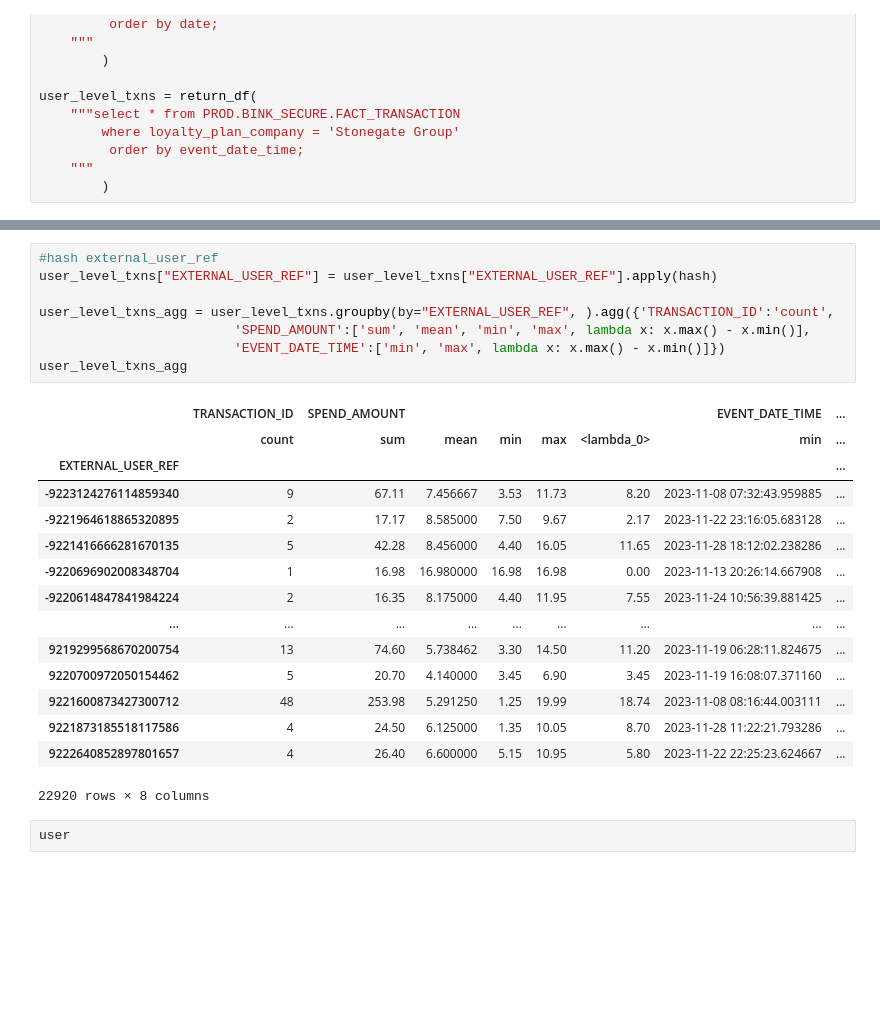
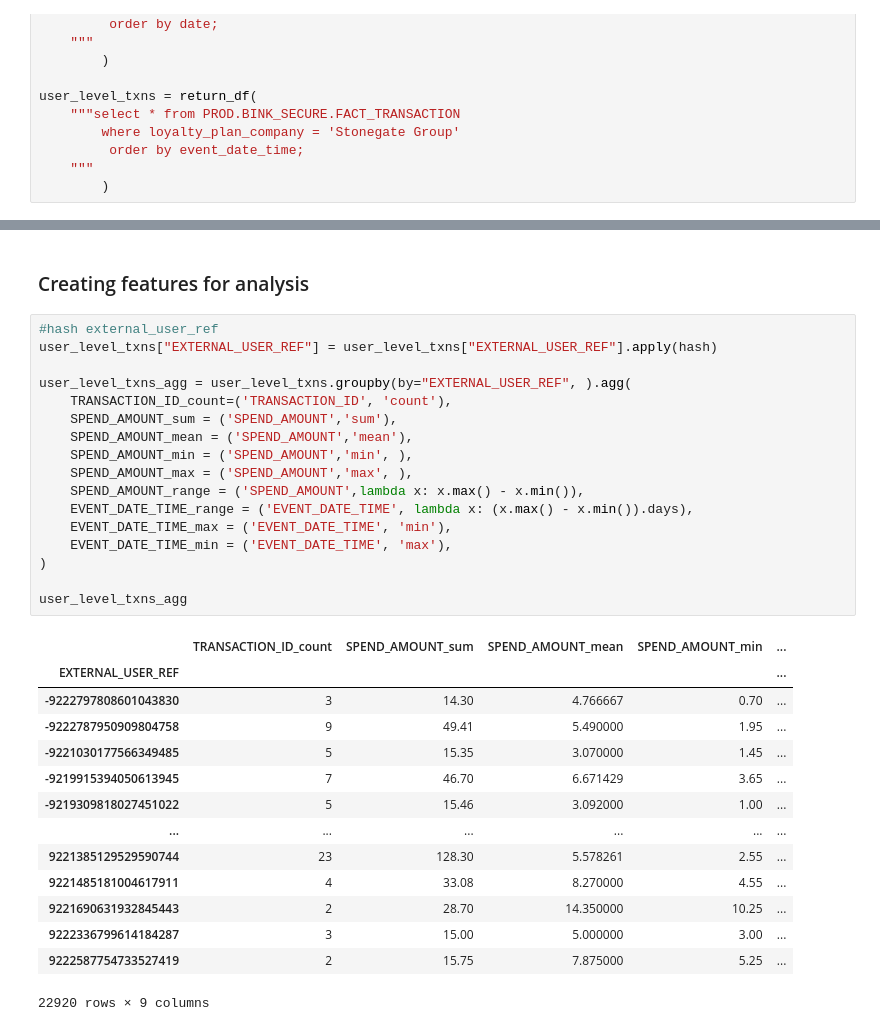
Before and after one commit to piukhq/snowdrops, a Jupyter notebook: eoy-analysis.ipynb, the cells around one changed output, grey strips where cells are left out. Cells and saved outputs as stored; diff of their text form; blank space fills up the shorter version.

```diff
--- a/eoy-analysis.ipynb
+++ b/eoy-analysis.ipynb
@@ -90,27 +93,35 @@ dtypes: bool(1), datetime64[ns](4), float64(1), int32(1), int64(1), object(16)
 memory usage: 24.1+ MB
+# %% [markdown]
+### Creating features for analysis
 # %%
 #hash external_user_ref
 user_level_txns["EXTERNAL_USER_REF"] = user_level_txns["EXTERNAL_USER_REF"].apply(hash)
 
-user_level_txns_agg = user_level_txns.groupby(by="EXTERNAL_USER_REF", ).agg({'TRANSACTION_ID':'count',
-                         'SPEND_AMOUNT':['sum', 'mean', 'min', 'max', lambda x: x.max() - x.min()],
-                         'EVENT_DATE_TIME':['min', 'max', lambda x: x.max() - x.min()]})
+user_level_txns_agg = user_level_txns.groupby(by="EXTERNAL_USER_REF", ).agg(
+    TRANSACTION_ID_count=('TRANSACTION_ID', 'count'),
+    SPEND_AMOUNT_sum = ('SPEND_AMOUNT','sum'),
+    SPEND_AMOUNT_mean = ('SPEND_AMOUNT','mean'),
+    SPEND_AMOUNT_min = ('SPEND_AMOUNT','min', ),
+    SPEND_AMOUNT_max = ('SPEND_AMOUNT','max', ),
+    SPEND_AMOUNT_range = ('SPEND_AMOUNT',lambda x: x.max() - x.min()),
+    EVENT_DATE_TIME_range = ('EVENT_DATE_TIME', lambda x: (x.max() - x.min()).days),
+    EVENT_DATE_TIME_max = ('EVENT_DATE_TIME', 'min'),
+    EVENT_DATE_TIME_min = ('EVENT_DATE_TIME', 'max'),
+)
+
 user_level_txns_agg
 # %% [output]
-|  | TRANSACTION_ID | SPEND_AMOUNT |  |  |  |  | EVENT_DATE_TIME | ... |
-|  | count | sum | mean | min | max | <lambda_0> | min | ... |
-| EXTERNAL_USER_REF |  |  |  |  |  |  |  | ... |
-| -9223124276114859340 | 9 | 67.11 | 7.456667 | 3.53 | 11.73 | 8.20 | 2023-11-08 07:32:43.959885 | ... |
-| -9221964618865320895 | 2 | 17.17 | 8.585000 | 7.50 | 9.67 | 2.17 | 2023-11-22 23:16:05.683128 | ... |
-| -9221416666281670135 | 5 | 42.28 | 8.456000 | 4.40 | 16.05 | 11.65 | 2023-11-28 18:12:02.238286 | ... |
-| -9220696902008348704 | 1 | 16.98 | 16.980000 | 16.98 | 16.98 | 0.00 | 2023-11-13 20:26:14.667908 | ... |
-| -9220614847841984224 | 2 | 16.35 | 8.175000 | 4.40 | 11.95 | 7.55 | 2023-11-24 10:56:39.881425 | ... |
-| ... | ... | ... | ... | ... | ... | ... | ... | ... |
-| 9219299568670200754 | 13 | 74.60 | 5.738462 | 3.30 | 14.50 | 11.20 | 2023-11-19 06:28:11.824675 | ... |
-| 9220700972050154462 | 5 | 20.70 | 4.140000 | 3.45 | 6.90 | 3.45 | 2023-11-19 16:08:07.371160 | ... |
-| 9221600873427300712 | 48 | 253.98 | 5.291250 | 1.25 | 19.99 | 18.74 | 2023-11-08 08:16:44.003111 | ... |
-| 9221873185518117586 | 4 | 24.50 | 6.125000 | 1.35 | 10.05 | 8.70 | 2023-11-28 11:22:21.793286 | ... |
-| 9222640852897801657 | 4 | 26.40 | 6.600000 | 5.15 | 10.95 | 5.80 | 2023-11-22 22:25:23.624667 | ... |
+|  | TRANSACTION_ID_count | SPEND_AMOUNT_sum | SPEND_AMOUNT_mean | SPEND_AMOUNT_min | ... |
+| EXTERNAL_USER_REF |  |  |  |  | ... |
+| -9222797808601043830 | 3 | 14.30 | 4.766667 | 0.70 | ... |
+| -9222787950909804758 | 9 | 49.41 | 5.490000 | 1.95 | ... |
+| -9221030177566349485 | 5 | 15.35 | 3.070000 | 1.45 | ... |
+| -9219915394050613945 | 7 | 46.70 | 6.671429 | 3.65 | ... |
+| -9219309818027451022 | 5 | 15.46 | 3.092000 | 1.00 | ... |
+| ... | ... | ... | ... | ... | ... |
+| 9221385129529590744 | 23 | 128.30 | 5.578261 | 2.55 | ... |
+| 9221485181004617911 | 4 | 33.08 | 8.270000 | 4.55 | ... |
+| 9221690631932845443 | 2 | 28.70 | 14.350000 | 10.25 | ... |
+| 9222336799614184287 | 3 | 15.00 | 5.000000 | 3.00 | ... |
+| 9222587754733527419 | 2 | 15.75 | 7.875000 | 5.25 | ... |
-22920 rows × 8 columns
+22920 rows × 9 columns
-# %%
-user
```
Also changed, not shown: parts of 20 cells of this notebook, 1 other file.
